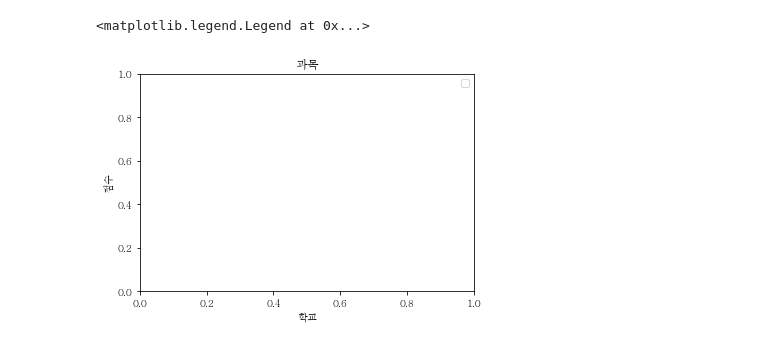
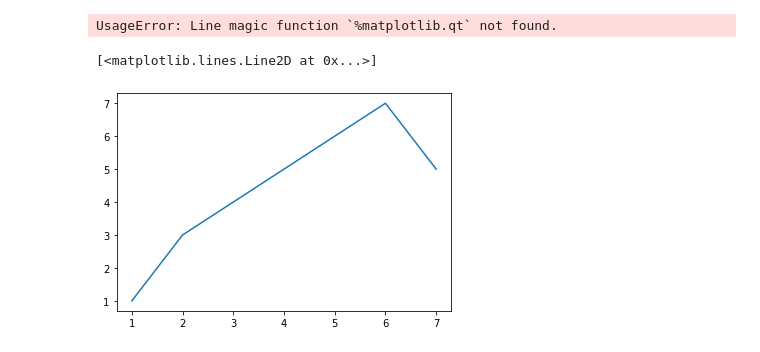
Before and after one commit to satk66/pyhon, a Jupyter notebook: Untitled.ipynb, the cells around one changed output. Cells and saved outputs as stored; diff of their text form; code cells hidden in the pictures.

```diff
--- a/Untitled.ipynb
+++ b/Untitled.ipynb
@@ -40,9 +4,0 @@ rc('font',family = 'batang')
-# %%
-
-plt.title('과목')
-plt.xlabel('학교')
-plt.ylabel('점수')
-plt.legend(['점수'])
-# %% [output]
-<matplotlib.legend.Legend at 0x...>
-[figure, removed]
@@ -48,0 +7,13 @@ plt.legend(['점수'])
+# %%
+y=[1,3,7,5]
+%matplotlib.qt
+plt.plot(y)
+# %% [output]
+UsageError: Line magic function `%matplotlib.qt` not found.
+# %%
+x=[1,2,6,7]
+y=[1,3,7,5]
+plt.plot(x,y)
+# %% [output]
+[<matplotlib.lines.Line2D at 0x...>]
+[figure, added]
```
Also changed, not shown: parts of 23 cells of this notebook.
